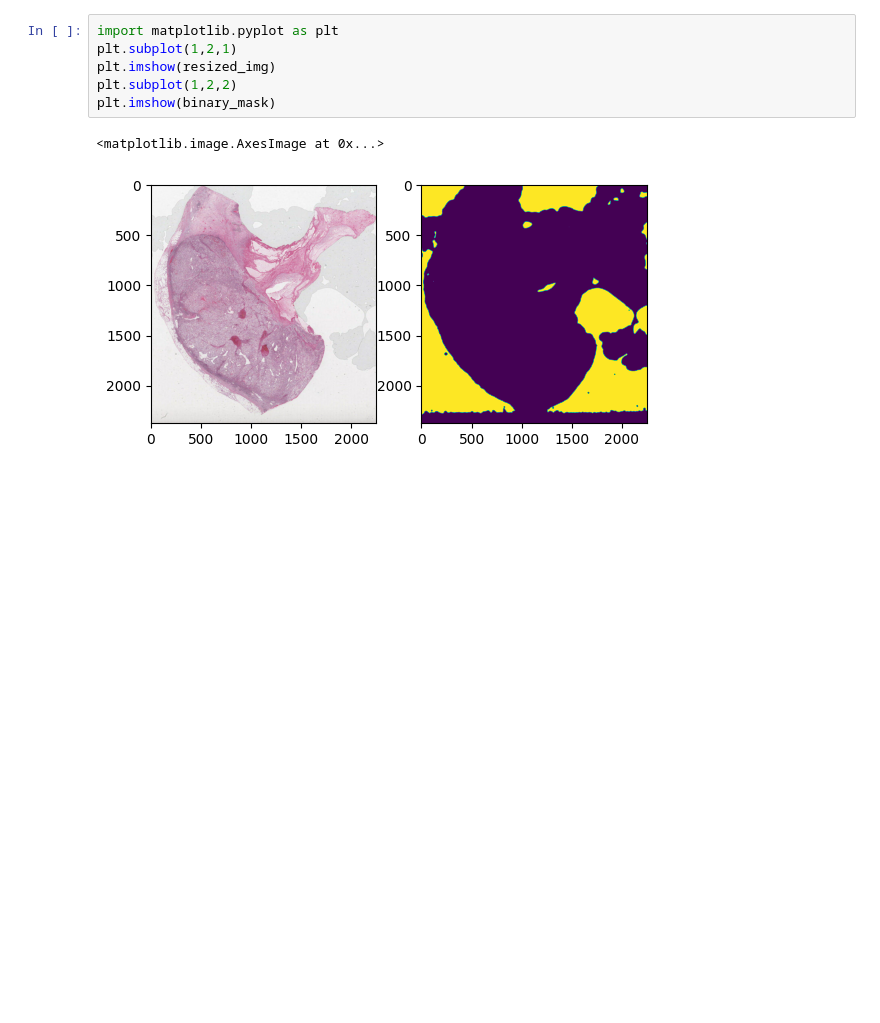
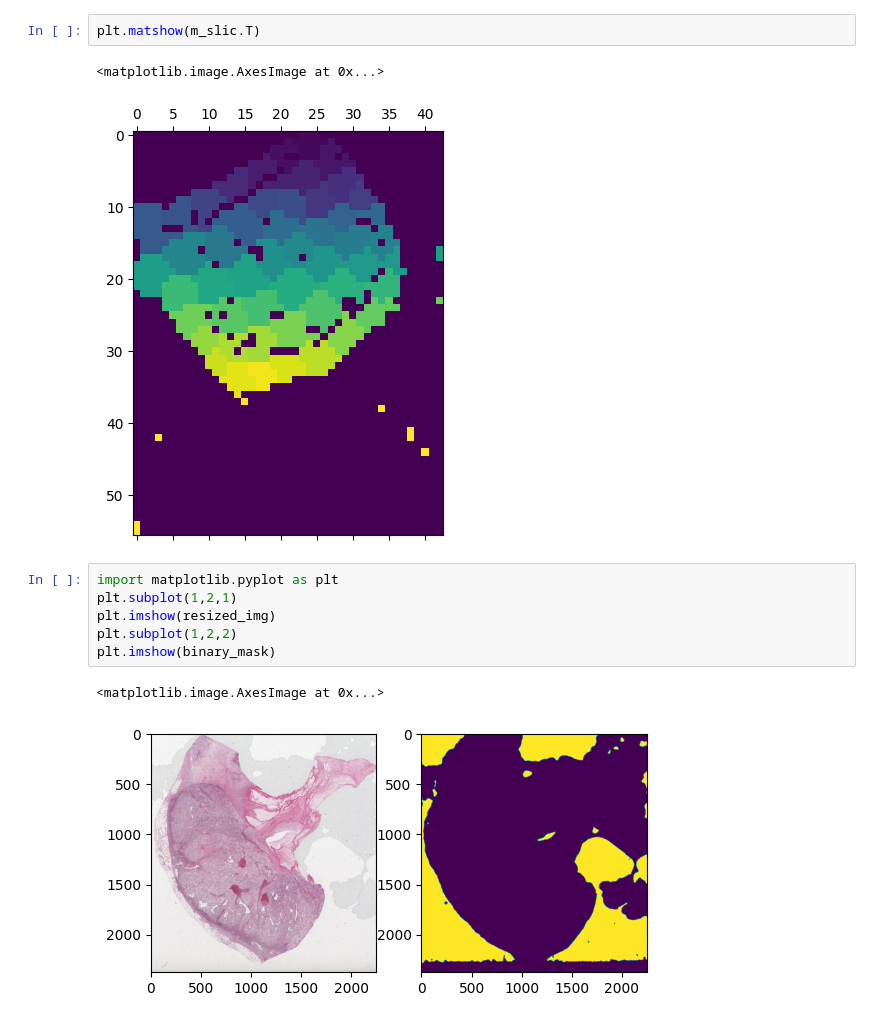
Before and after one commit to ZeyuGaoAi/SMMILe, a Jupyter notebook: Untitled.ipynb, the cells around one changed output. Drawn from its saved outputs; the diff is of its cells as text; blank space fills up the shorter version.

```diff
--- a/Untitled.ipynb
+++ b/Untitled.ipynb
@@ -120,3 +132,8 @@ print("Results:", results)
+# %%
+plt.matshow(m_slic.T)
+# %% [output]
+<matplotlib.image.AxesImage at 0x...>
+[figure, added]
 # %%
 import matplotlib.pyplot as plt
 plt.subplot(1,2,1)
```
Also changed, not shown: parts of 7 cells of this notebook, 6 other files.
